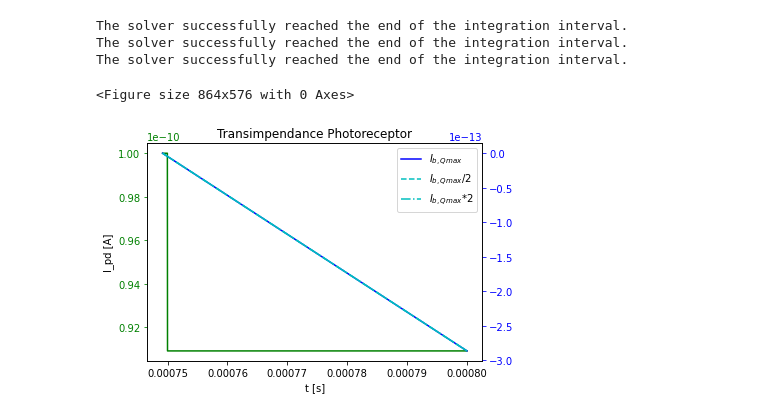
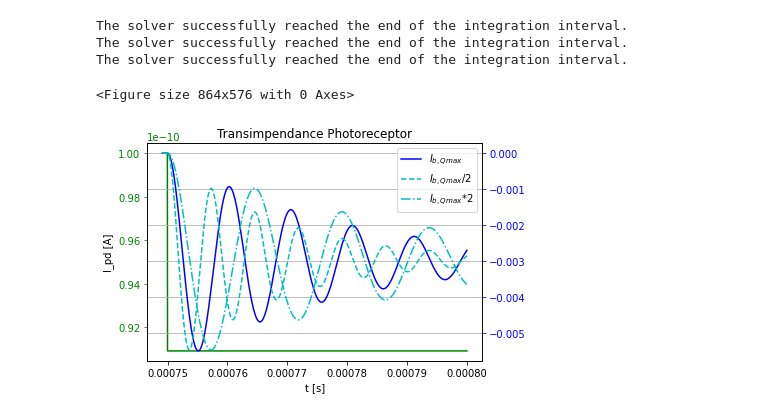
Before and after one commit to pbonazzi/21-10-neuromorphic-engineering, a Jupyter notebook: lab/2021_Lab10_Photoreceptors_4.9_Pietro_Bonazzi.ipynb, the cells around one changed output. Saved outputs shown, nothing was run; the diff lists cells and outputs as text; code cells hidden in the pictures.

```diff
--- a/lab/2021_Lab10_Photoreceptors_4.9_Pietro_Bonazzi.ipynb
+++ b/lab/2021_Lab10_Photoreceptors_4.9_Pietro_Bonazzi.ipynb
@@ -330,14 +330,14 @@ def ti_dc(I_b,I_pd,I_0=I_0,V_e=V_e,U_T=U_T,kappa=kappa,I_dark=dark_current_amps)
     # TODO include effect of finite amplifier gain, not accounted for now
     # check that I_b is scalar
     if not np.isscalar(I_b):
-        raise ValueError('I_b should be a scalar')
+        raise ValueError("I_b should be a scalar")
     # TODO compute the photodiode voltage.  It is determined by Ib, right?
-    V_pd= U_T*np.log(I_b/I_0)/kappa
+    V_pd = np.log(I_b / I_0) * U_T / kappa
     # we need to handle that I_pd might be scalar or vector
     if not np.isscalar(I_pd):
-        V_pd=np.ones(len(I_pd))*V_pd
+        V_pd = np.ones(len(I_pd)) * V_pd
     # TODO compute the TI output voltage expression
-    V_out= (V_pd+np.log(I_pd/I_0)*U_T)/kappa
+    V_out = (np.log((I_pd + I_dark) / I_0) * U_T + V_pd) / kappa
     return [V_pd, V_out]
 
 # check DC output
@@ -422,9 +422,10 @@ def tidvdt(t,y,Ib,I_pd,V_e=V_e,C_pd=100e-15,C_out=1e-15):
     # you fill in next parts from equations for TI photoreceptor.
 
     # TODO
-    vpd_dot= (id_sub(V_g=vout, V_s=vpd-I_pd(t)))/C_pd
-    vout_dot= (I_b-id_sub(V_g=vpd, V_d=vout, V_e=V_e))/C_out
-    yout=[vpd_dot, vout_dot]
+    vpd_dot = (id_sub(V_g=vout, V_s=vpd, V_e=V_e) - I_pd(t) - dark_current_amps) / C_pd
+    vout_dot = (Ib - id_sub(V_g=vpd, V_d=vout, V_e=V_e)) / C_out
+
+    yout = [vpd_dot, vout_dot]
     return yout
 # %% [markdown]
 ### Exercise 2.2: Timestepping transient simulation of photoreceptors
@@ -899,7 +909,7 @@ ax1.set_ylabel('Imag')
 ax1.legend(['pole1','pole2'])
 
 # TODO fill the expression with the value of Ib which maximizes Q
-Ib_Qmax=0.5e-9
+Ib_Qmax=Ipd_bright*V_e*C_out/(C_pd*U_T)
 pole1_Qmax,pole2_Qmax,Q_Qmax=get_poles(Ipd=Ipd_bright,Ib=Ib_Qmax,C_pd=C_pd,C_out=C_out,V_e=V_e)
 ax1.plot(np.real(pole1_Qmax),np.imag(pole1_Qmax),'bo')
 ax1.plot(np.real(pole2_Qmax),np.imag(pole2_Qmax),'ro')
@@ -963,29 +973,29 @@ The solver successfully reached the end of the integration interval.
 # %%
 # use this plotting style to put several plots sharing same x-axis
 # we will plot V_sf together with the input photocurrent
 # using another axis since it is volts, not current, and linear not log
 fig=plt.figure(figsize=(12,8))
 fig,ax1=plt.subplots(sharex=True)
 
 
 ax1.plot(time_basis_ss[r],Ipd_ss[r],'g')
 ax1.set_yscale('linear')
 ax1.set_xscale('linear')
 ax1.tick_params(axis='y', colors='green')
 ax1.set_xlabel('t [s]')
 ax1.set_ylabel('I_pd [A]')
 
 ax2=ax1.twinx()
 #ax2.plot(t_ti_Qmax,v_ti_Qmax,'b-')
 ax2.plot(t_ti_Qmax,v_ti_Qmax-v_ti_Qmax[0],'b-')
 ax2.plot(t_ti_Qmax1,v_ti_Qmax1-v_ti_Qmax1[0],'c--')
 ax2.plot(t_ti_Qmax2,v_ti_Qmax2-v_ti_Qmax2[0],'c-.')
 #ax2.plot(t_pd,v_pd,'m-')
 ax2.tick_params(axis='y', colors='blue')
 ax2.legend(['$I_{b,Qmax}$','$I_{b,Qmax}$/2','$I_{b,Qmax}$*2'], loc='upper right')
 ax2.title.set_text('Transimpendance Photoreceptor')
 ax2.title.set_text('Transimpendance Photoreceptor')
-plt.show()
+ax2.grid()
 # %% [output]
 <Figure size 864x576 with 0 Axes>
-[figure, old version]
+[figure, new version]
```
Also changed, not shown: parts of 10 cells of this notebook, 3 other files.
